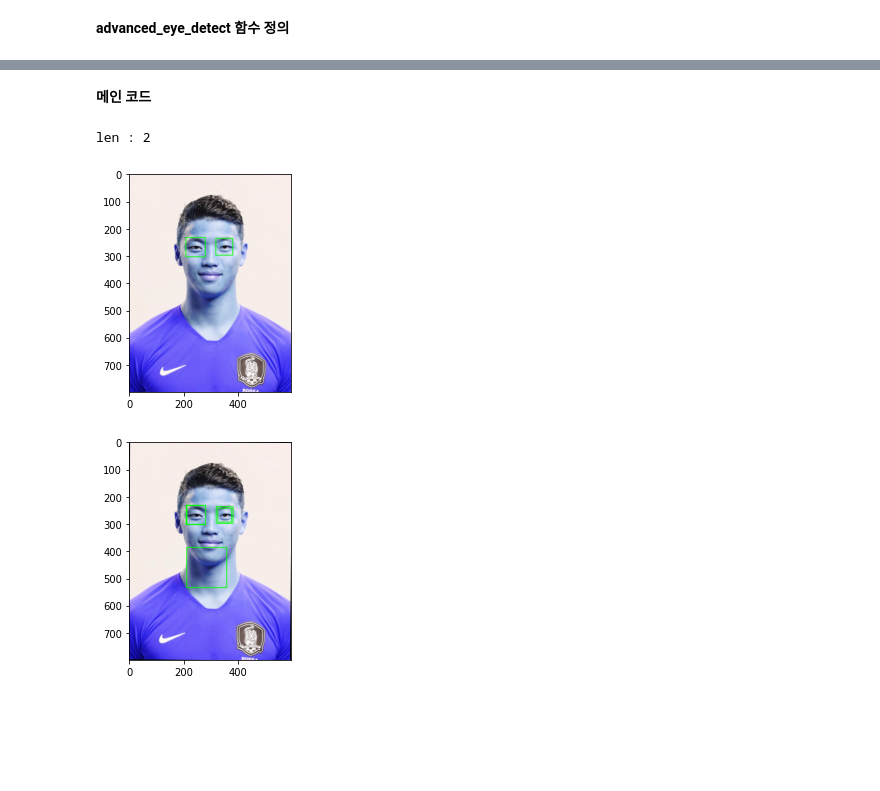
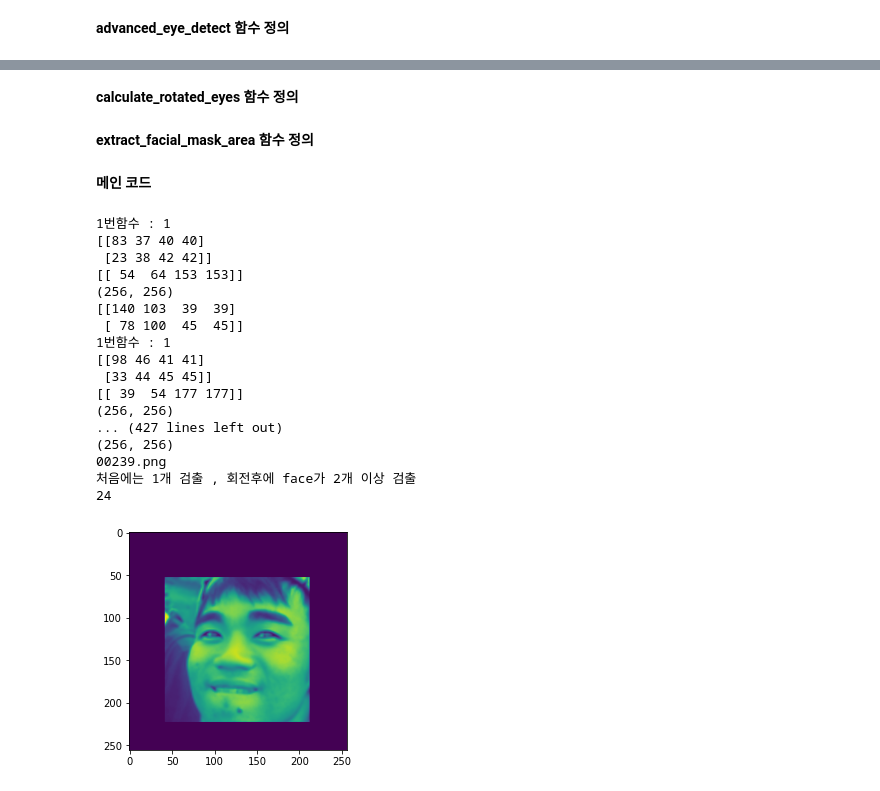
Before and after one commit to cjlee0217/covid19_mask_detection, a Jupyter notebook: 데이터 전처리/advanced-eye-detect-flow.ipynb, the cells around one changed output, grey strips where cells are left out. Saved outputs shown, nothing was run; the diff lists cells and outputs as text; code cells hidden in the pictures; blank space fills up the shorter version.

```diff
--- a/데이터 전처리/advanced-eye-detect-flow.ipynb
+++ b/데이터 전처리/advanced-eye-detect-flow.ipynb
@@ -46,6 +42,6 @@ __get_aligned_ROI 함수 정의__
 # %%
-def get_aligned_ROI(img , eyes , early_stop=False):
-    print(f'len : {len(eyes)}')
+def get_rotated_image(img,eyes):
+
     eye_1 , eye_2 = eyes
 
     if eye_1[0] < eye_2[0]:
@@ -65,9 +61,6 @@ def get_aligned_ROI(img , eyes , early_stop=False):
     delta_x = right_eye_x - left_eye_x
     delta_y = right_eye_y - left_eye_y
 
-    if early_stop:
-        return left_eye_x , left_eye_y , np.sqrt(delta_x**2 + delta_y**2)
-
     angle=np.arctan(delta_y/delta_x)
     angle = (angle * 180) / np.pi
 
@@ -76,8 +69,6 @@ def get_aligned_ROI(img , eyes , early_stop=False):
     M = cv2.getRotationMatrix2D(center, (angle), 1.0)
     rotated_img = cv2.warpAffine(img, M, (w, h))
 
-    rotated_eyes =eye_cascade.detectMultiScale(rotated_img,1.1,4)
-    rotated_eyes
-
-
-    return rotated_eyes , rotated_img
+    return rotated_img
+# %% [markdown]
+__calculate_rotated_eyes 함수 정의__
@@ -83,0 +109,2 @@ def get_aligned_ROI(img , eyes , early_stop=False):
+# %% [markdown]
+__extract_facial_mask_area 함수 정의__
@@ -86,50 +143,60 @@ __메인 코드__
 # %%
 import os
 
 #img_path = "전체 사진이 모여있는 폴더 경로명"
-img_path = "C:/img_sample/2/"
+img_path = "C:/no_mask/no_mask/"
 
 files = os.listdir(img_path)
-image_files = [file for file in files if file.endswith(".jpg")]
+image_files = [file for file in files if file.endswith(".png")]
 mask_area=[]
 for file in image_files:
 
     image=cv2.imread(img_path+file)
+
+    w,h,c = image.shape
+
+    #image = cv2.resize(image,(400,400))
 
     if image.shape[0]<400 or image.shape[1]<400 :
         w,h,c = image.shape
         image = cv2.resize(image,(h*2,w*2))
 
     eyes = advanced_eye_detect(image,eye_cascade,'normal')
+    print(eyes)
 
-    for (ex,ey,ew,eh) in eyes:
-        cv2.rectangle(image,(ex,ey),(ex+ew,ey+eh),(0,255,0),2)
-
-    plt.figure()
-    plt.imshow(image)
-
-    if not len(eyes):
+    if not (len(eyes)==2):
         print(file)
         print('Detection Failed : not human or invalid image')
         continue
 
-    rotated_eyes , rotated_images = get_aligned_ROI(image,eyes)
+    rotated_image = get_rotated_image(image,eyes)
+    valid,rotated_eyes = calculate_rotated_eyes(rotated_image,eye_cascade,'normal')
 
-    for (ex,ey,ew,eh) in rotated_eyes:
-        cv2.rectangle(rotated_images,(ex,ey),(ex+ew,ey+eh),(0,255,0),2)
+    if (not valid) or (not len(rotated_eyes)==2):
+        print(file)
+        print('처음에는 1개 검출 , 회전후에 face가 2개 이상 검출')
+        continue
 
-    plt.figure()
-    plt.imshow(rotated_images)
-    break
-    pivot_x , pivot_y , L = get_aligned_ROI(rotated_images,rotated_eyes , early_stop=True)
+    current_mask_area = extract_facial_mask_area(rotated_image,rotated_eyes)
+    mask_area.append(current_mask_area)
 
-    xpad_L , xpad_R = int(0.6*L) , int(1.6*L)
-    ypad_U , ypad_D = int(0.6*L) , int(1.8*L)
-
-    ROI = image[pivot_y-ypad_U:pivot_y+ypad_D,pivot_x-xpad_L:pivot_x+xpad_R]
-    ROI_resized = cv2.resize(ROI,(120,140))
-    mask_area.append(ROI_resized[50:140,0:120])
+print(len(mask_area))
 # %% [output]
-len : 2
+1번함수 : 1
+[[83 37 40 40]
+ [23 38 42 42]]
+[[ 54  64 153 153]]
+(256, 256)
+[[140 103  39  39]
+ [ 78 100  45  45]]
+1번함수 : 1
+[[98 46 41 41]
+ [33 44 45 45]]
+[[ 39  54 177 177]]
+(256, 256)
+... (427 lines left out)
+(256, 256)
+00239.png
+처음에는 1개 검출 , 회전후에 face가 2개 이상 검출
+24
-[figure, old version]
+[figure, new version]
-[figure, removed]
```
Also changed, not shown: parts of 17 cells of this notebook, 4 other files.
